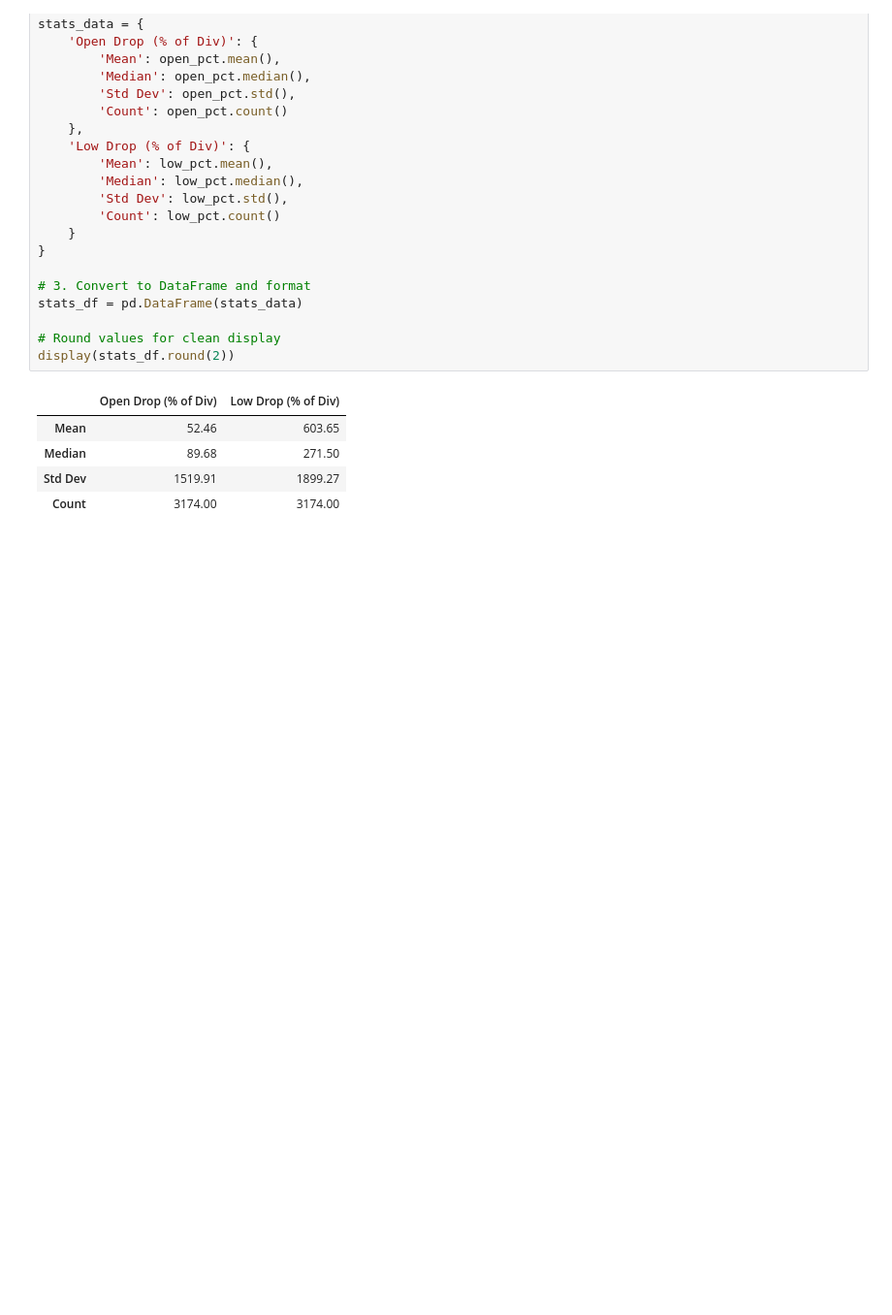
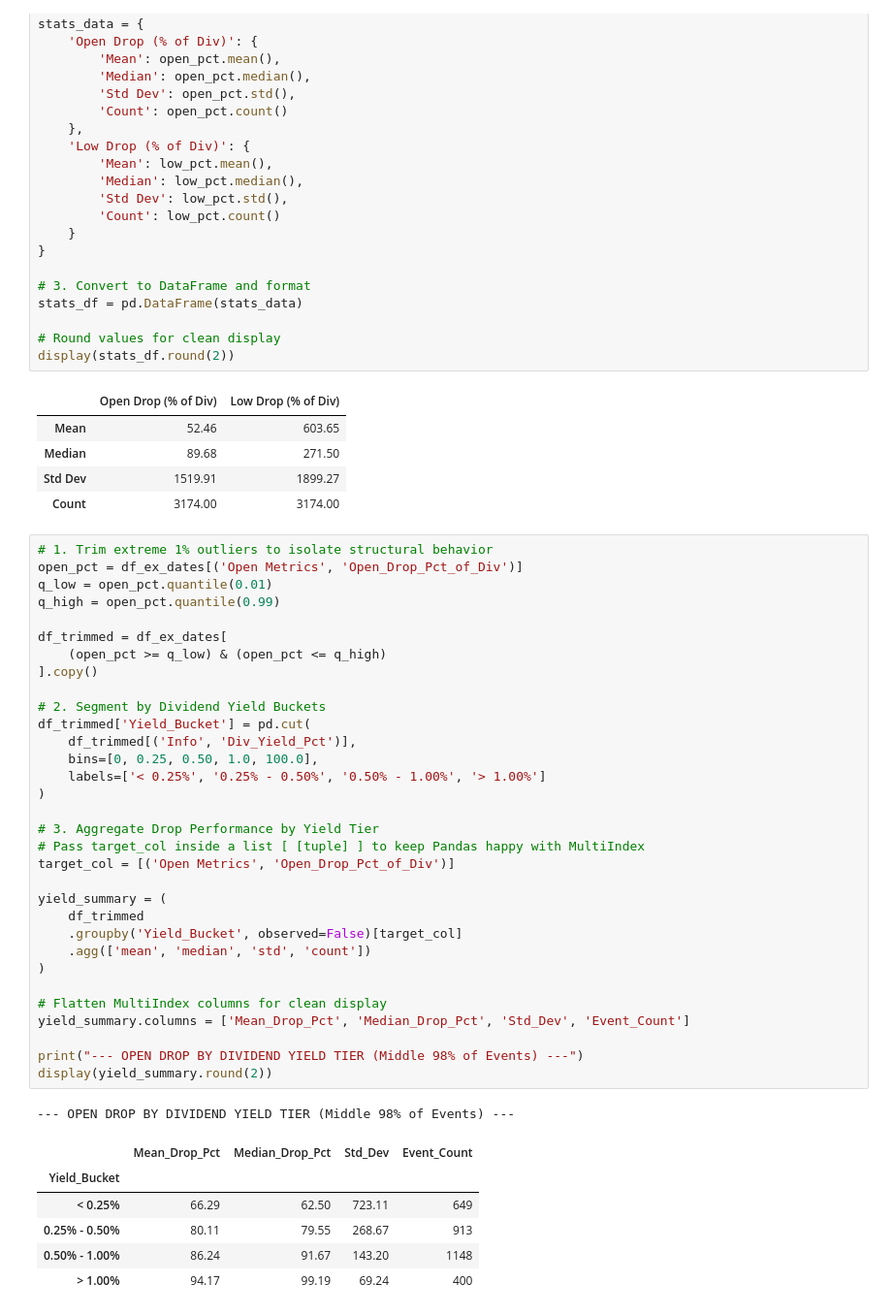
Before and after one commit to jhenningsen/Equity_Analysis, a Jupyter notebook: Ex-Dividend_Analysis.ipynb, the cells around one changed output. Shown at 97% size. Drawn from its saved outputs; the diff is of its cells as text; blank space fills up the shorter version.

```diff
--- a/Ex-Dividend_Analysis.ipynb
+++ b/Ex-Dividend_Analysis.ipynb
@@ -190,3 +201,43 @@ display(stats_df.round(2))
 | Median | 89.68 | 271.50 |
 | Std Dev | 1519.91 | 1899.27 |
 | Count | 3174.00 | 3174.00 |
+# %%
+# 1. Trim extreme 1% outliers to isolate structural behavior
+open_pct = df_ex_dates[('Open Metrics', 'Open_Drop_Pct_of_Div')]
+q_low = open_pct.quantile(0.01)
+q_high = open_pct.quantile(0.99)
+
+df_trimmed = df_ex_dates[
+    (open_pct >= q_low) & (open_pct <= q_high)
+].copy()
+
+# 2. Segment by Dividend Yield Buckets
+df_trimmed['Yield_Bucket'] = pd.cut(
+    df_trimmed[('Info', 'Div_Yield_Pct')],
+    bins=[0, 0.25, 0.50, 1.0, 100.0],
+    labels=['< 0.25%', '0.25% - 0.50%', '0.50% - 1.00%', '> 1.00%']
+)
+
+# 3. Aggregate Drop Performance by Yield Tier
+# Pass target_col inside a list [ [tuple] ] to keep Pandas happy with MultiIndex
+target_col = [('Open Metrics', 'Open_Drop_Pct_of_Div')]
+
+yield_summary = (
+    df_trimmed
+    .groupby('Yield_Bucket', observed=False)[target_col]
+    .agg(['mean', 'median', 'std', 'count'])
+)
+
+# Flatten MultiIndex columns for clean display
+yield_summary.columns = ['Mean_Drop_Pct', 'Median_Drop_Pct', 'Std_Dev', 'Event_Count']
+
+print("--- OPEN DROP BY DIVIDEND YIELD TIER (Middle 98% of Events) ---")
+display(yield_summary.round(2))
+# %% [output]
+--- OPEN DROP BY DIVIDEND YIELD TIER (Middle 98% of Events) ---
+|  | Mean_Drop_Pct | Median_Drop_Pct | Std_Dev | Event_Count |
+| Yield_Bucket |  |  |  |  |
+| < 0.25% | 66.29 | 62.50 | 723.11 | 649 |
+| 0.25% - 0.50% | 80.11 | 79.55 | 268.67 | 913 |
+| 0.50% - 1.00% | 86.24 | 91.67 | 143.20 | 1148 |
+| > 1.00% | 94.17 | 99.19 | 69.24 | 400 |
```
Also changed, not shown: parts of 5 cells of this notebook.
